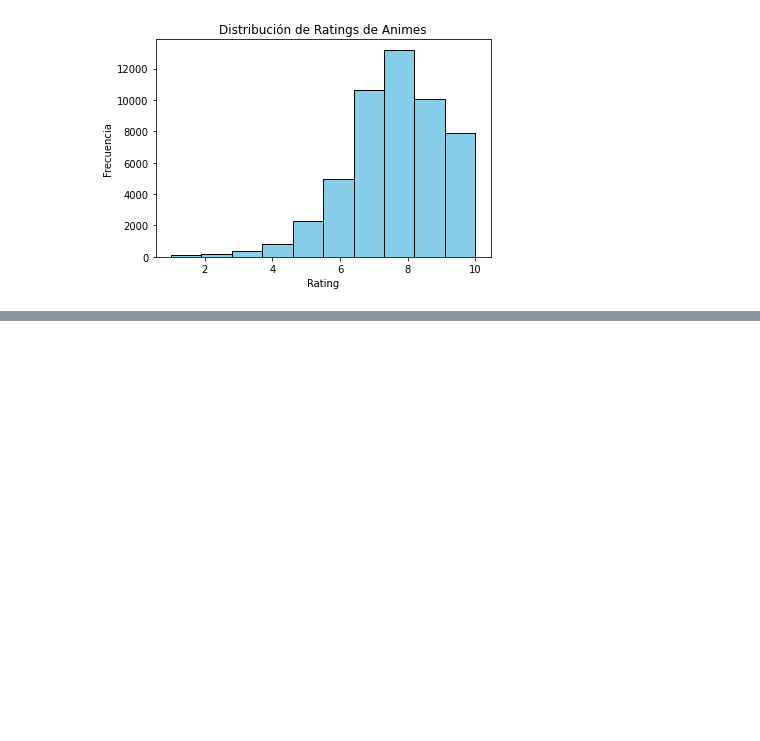
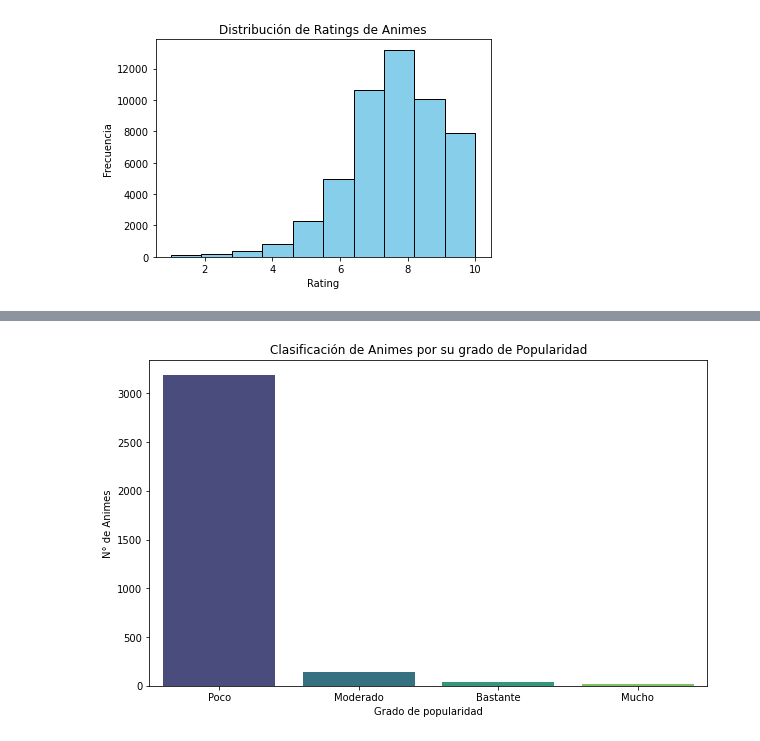
Before and after one commit to VAMarques/Proyecto-Grupo-12, a Jupyter notebook: demo Benjamin/exploratorio_final.ipynb, the cells around one changed output, grey strips where cells are left out. Drawn from its saved outputs; the diff is of its cells as text; code cells hidden in the pictures; blank space fills up the shorter version.

```diff
--- a/demo Benjamin/exploratorio_final.ipynb
+++ b/demo Benjamin/exploratorio_final.ipynb
@@ -139,0 +105,5 @@ rango_dispersion_calificaciones = [0, 2, 4]
+# %%
+# Obtenemos un DataFrame unidimensional con la desviación estándar de calificaciones de cada anime
+dispersion_calificaciones = gran_df_sparse.sparse.to_dense().std(axis=1, skipna=True)
+print(f'Máximo nivel de dispersión de calificaciones de un anime:', dispersion_calificaciones.max())
+print(f'Mínimo nivel de dispersión de calificaciones de un anime:', dispersion_calificaciones.min())
@@ -139,0 +113,15 @@ rango_dispersion_calificaciones = [0, 2, 4]
+# %%
+# Teniendo los máximos y minimos de cada medida, podemos establecer un rango para la posterior
+# segmentación del conjunto de datos
+rango_visualizaciones_anime = [1, 50, 100, 150, 303]
+rango_promedio_calificaciones = [1, 5, 7, 10]
+rango_dispersion_calificaciones = [0, 2, 4, 6.5]
+# %%
+segmentos_df = pd.DataFrame(index=gran_df_sparse.index)
+
+# Creamos columnas de segmentación
+gran_df_sparse['Nivel_Popularidad'] = pd.cut(visualizaciones_anime, bins=rango_visualizaciones_anime, labels=['Poco', 'Moderado', 'Bastante', 'Mucho'])
+gran_df_sparse['Nivel_Prom_Calificaciones'] = pd.cut(promedio_calificaciones, bins=rango_promedio_calificaciones, labels=['Bajo', 'Medio', 'Alto'])
+gran_df_sparse['Nivel_Dispersion_Calificaciones'] = pd.cut(dispersion_calificaciones, bins=rango_dispersion_calificaciones, labels=['Baja', 'Media', 'Alta'])
+# %%
+gran_df_sparse = pd.concat([gran_df_sparse, segmentos_df], axis=1)
@@ -139,0 +137,10 @@ rango_dispersion_calificaciones = [0, 2, 4]
+# %%
+# Gráfico de barras para clasificar los animes en base a su popularidad
+plt.figure(figsize=(10, 6))
+sns.countplot(x='Nivel_Popularidad', data=gran_df_sparse, palette='viridis')
+plt.title('Clasificación de Animes por su grado de Popularidad')
+plt.xlabel('Grado de popularidad')
+plt.ylabel('N° de Animes')
+plt.show()
+# %% [output]
+[figure, added]
```
Also changed, not shown: parts of 14 cells of this notebook.
